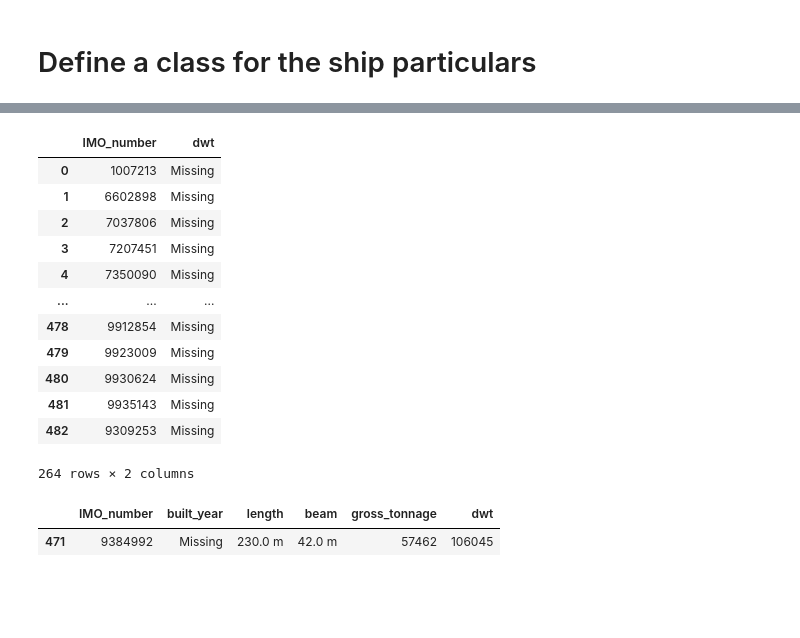
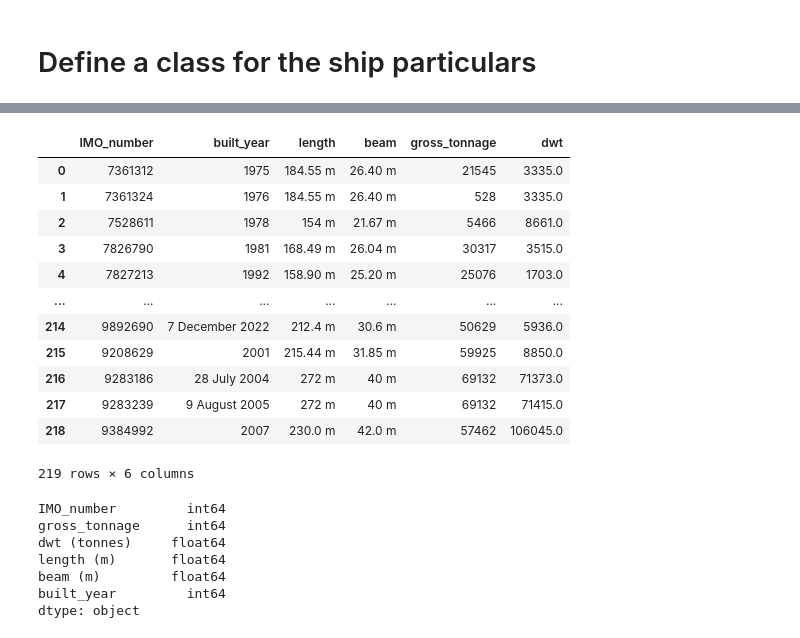
Before and after one commit to vasileiosvyzas/maritime-emissions-analysis-platform, a Jupyter notebook: notebooks/ship_technical_data_processor.ipynb, the cells around one changed output, grey strips where cells are left out. Drawn from its saved outputs; the diff is of its cells as text; code cells hidden in the pictures; blank space fills up the shorter version.

```diff
--- a/notebooks/ship_technical_data_processor.ipynb
+++ b/notebooks/ship_technical_data_processor.ipynb
@@ -179,21 +153,0 @@ Name: dwt, Length: 177, dtype: int64
-# %%
-df[df['dwt'] == 'Missing'][['IMO_number', 'dwt']]
-# %% [output]
-|  | IMO_number | dwt |
-| 0 | 1007213 | Missing |
-| 1 | 6602898 | Missing |
-| 2 | 7037806 | Missing |
-| 3 | 7207451 | Missing |
-| 4 | 7350090 | Missing |
-| ... | ... | ... |
-| 478 | 9912854 | Missing |
-| 479 | 9923009 | Missing |
-| 480 | 9930624 | Missing |
-| 481 | 9935143 | Missing |
-| 482 | 9309253 | Missing |
-264 rows × 2 columns
-# %%
-df[df['IMO_number'] == '9384992']
-# %% [output]
-|  | IMO_number | built_year | length | beam | gross_tonnage | dwt |
-| 471 | 9384992 | Missing | 230.0 m | 42.0 m | 57462 | 106045 |
@@ -204,2 +154,20 @@ df['beam'].value_counts(dropna=False)
+# %%
+full_data = pd.read_csv('ship_specs_full.csv')
+# %%
+full_data
+# %% [output]
+|  | IMO_number | built_year | length | beam | gross_tonnage | dwt |
+| 0 | 7361312 | 1975 | 184.55 m | 26.40 m | 21545 | 3335.0 |
+| 1 | 7361324 | 1976 | 184.55 m | 26.40 m | 528 | 3335.0 |
+| 2 | 7528611 | 1978 | 154 m | 21.67 m | 5466 | 8661.0 |
+| 3 | 7826790 | 1981 | 168.49 m | 26.04 m | 30317 | 3515.0 |
+| 4 | 7827213 | 1992 | 158.90 m | 25.20 m | 25076 | 1703.0 |
+| ... | ... | ... | ... | ... | ... | ... |
+| 214 | 9892690 | 7 December 2022 | 212.4 m | 30.6 m | 50629 | 5936.0 |
+| 215 | 9208629 | 2001 | 215.44 m | 31.85 m | 59925 | 8850.0 |
+| 216 | 9283186 | 28 July 2004 | 272 m | 40 m | 69132 | 71373.0 |
+| 217 | 9283239 | 9 August 2005 | 272 m | 40 m | 69132 | 71415.0 |
+| 218 | 9384992 | 2007 | 230.0 m | 42.0 m | 57462 | 106045.0 |
+219 rows × 6 columns
 # %%
 regex_pattern = r'(\d+(\.\d+)?)\s*m'
@@ -222,2 +185,10 @@ df['IMO_number'] = df['IMO_number'].astype(int)
 # %%
-df.dtypes
+full_data.dtypes
+# %% [output]
+IMO_number         int64
+gross_tonnage      int64
+dwt (tonnes)     float64
+length (m)       float64
+beam (m)         float64
+built_year         int64
+dtype: object
```
Also changed, not shown: parts of 37 cells of this notebook.
